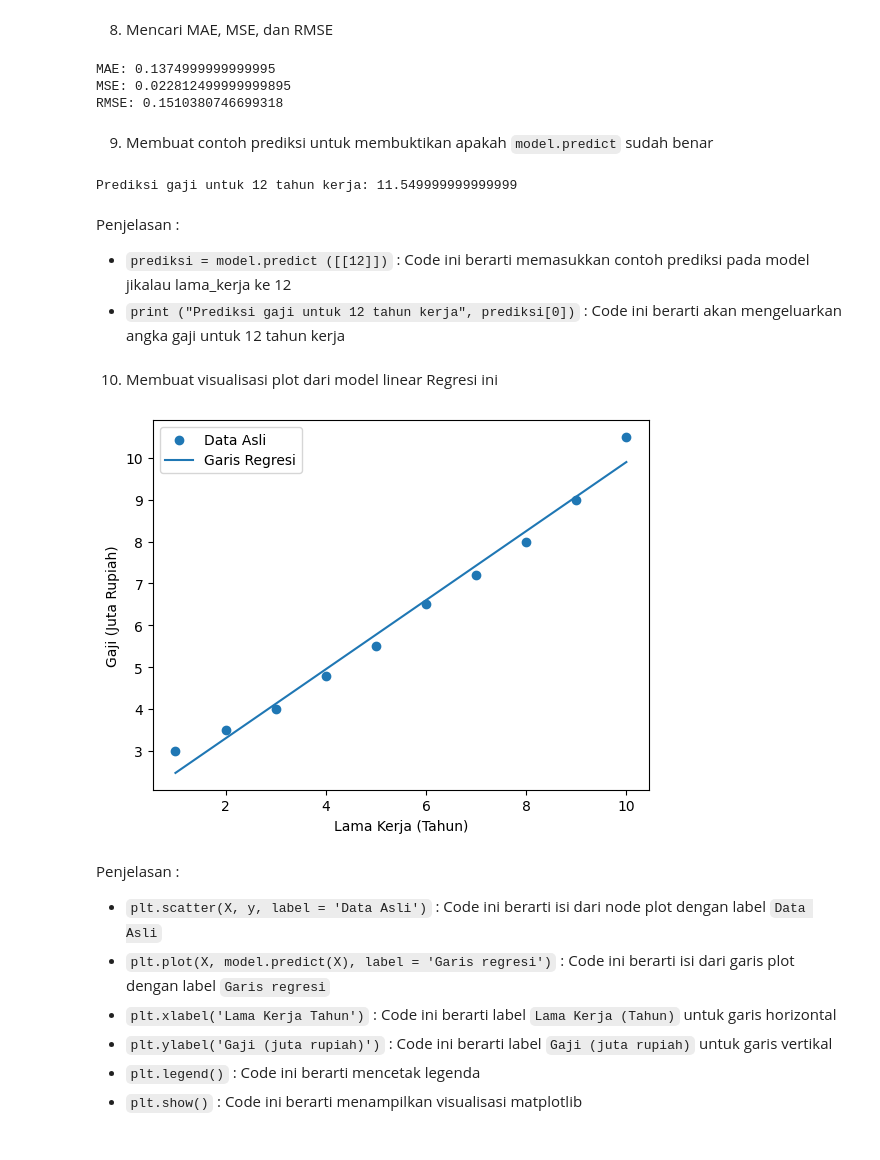
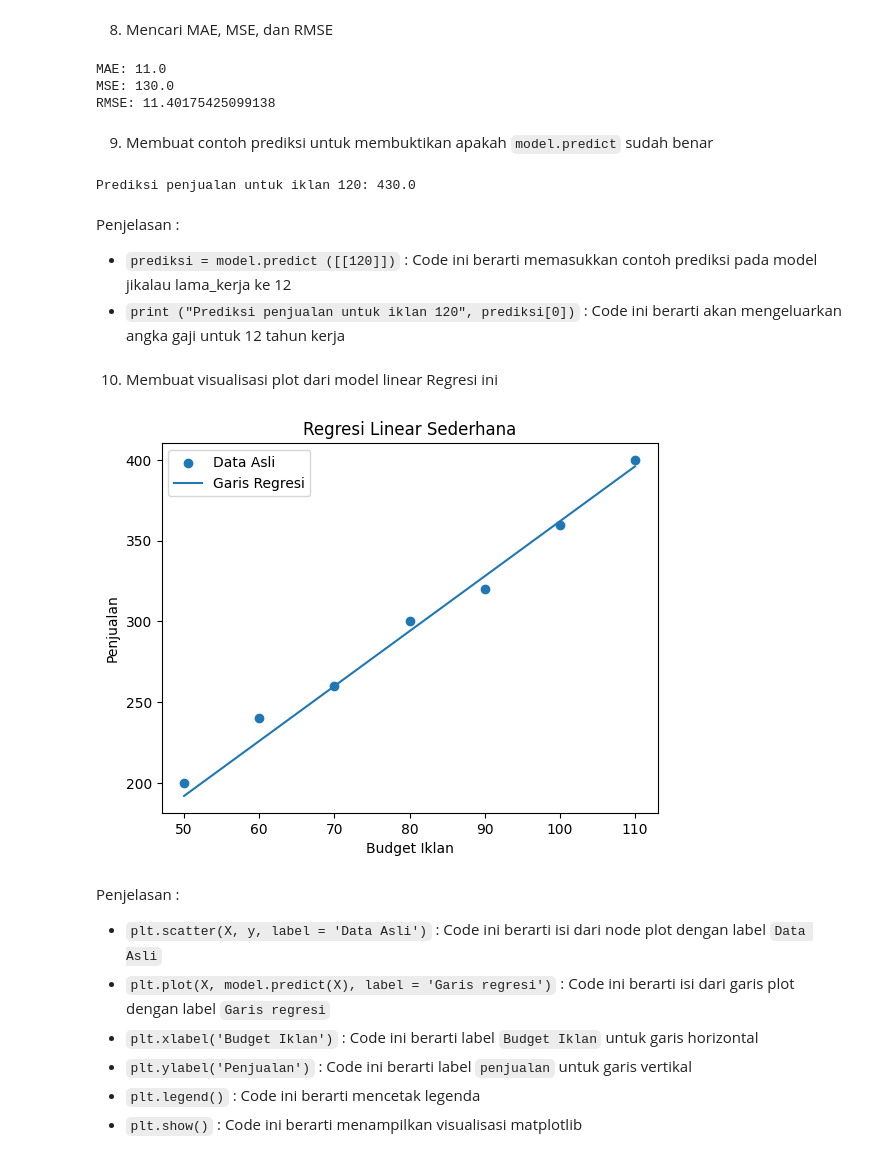
Before and after one commit to rifkisubhanarifin-art/Tugas-AI, a Jupyter notebook: Regresi_Sederhana (1).ipynb, the cells around one changed output. Cells and saved outputs as stored; diff of their text form; code cells hidden in the pictures.

```diff
--- a/Regresi_Sederhana (1).ipynb
+++ b/Regresi_Sederhana (1).ipynb
@@ -41,0 +20,7 @@ print(df)
+# %%
+data = {
+    'iklan': [50, 60, 70, 80, 90, 100, 110],
+    'penjualan': [200, 240, 260, 300, 320, 360, 400]
+}
+df = pd.DataFrame(data)
+print (df)
@@ -42,6 +38,6 @@ print(df)
 # %%
-X = df[['lama_kerja']]  # fitur (harus 2D)
-y = df['gaji']          # target
+X = df[['iklan']]
+y = df['penjualan']
 # %% [markdown]
 Penjelasan :
 
@@ -52,7 +48,5 @@ lama_kerja yang sebagai fitur
 # %% [markdown]
 4. Pembuatan X training, X testing dan y training, y testing dengan test 20% dari dataframe
 # %%
-X_train, X_test, y_train, y_test = train_test_split(
-    X, y, test_size=0.2, random_state=42
-)
+X_train, X_test, y_train, y_test = train_test_split(X, y, test_size=0.2, random_state=42)
 # %% [markdown]
@@ -97,38 +91,39 @@ print("MAE:", metrics.mean_absolute_error(y_test, y_pred))
 print("MSE:", metrics.mean_squared_error(y_test, y_pred))
 print("RMSE:", np.sqrt(metrics.mean_squared_error(y_test, y_pred)))
 # %% [output]
-MAE: 0.1374999999999995
-MSE: 0.022812499999999895
-RMSE: 0.1510380746699318
+MAE: 11.0
+MSE: 130.0
+RMSE: 11.40175425099138
 # %% [markdown]
 9. Membuat contoh prediksi untuk membuktikan apakah `model.predict` sudah benar
 # %%
-prediksi = model.predict([[12]])
-print("Prediksi gaji untuk 12 tahun kerja:", prediksi[0])
+prediksi_baru = model.predict([[120]])
+print("Prediksi penjualan untuk iklan 120:", prediksi_baru[0])
 # %% [output]
-Prediksi gaji untuk 12 tahun kerja: 11.549999999999999
+Prediksi penjualan untuk iklan 120: 430.0
 # %% [markdown]
 Penjelasan :
 
-*   `prediksi = model.predict ([[12]])` : Code ini berarti memasukkan contoh prediksi pada model jikalau lama_kerja ke 12
-*   `print ("Prediksi gaji untuk 12 tahun kerja", prediksi[0])` : Code ini berarti akan mengeluarkan angka gaji untuk 12 tahun kerja
+*   `prediksi = model.predict ([[120]])` : Code ini berarti memasukkan contoh prediksi pada model jikalau lama_kerja ke 12
+*   `print ("Prediksi penjualan untuk iklan 120", prediksi[0])` : Code ini berarti akan mengeluarkan angka gaji untuk 12 tahun kerja
 # %% [markdown]
 10. Membuat visualisasi plot dari model linear Regresi ini
 # %%
 plt.scatter(X, y, label='Data Asli')
 plt.plot(X, model.predict(X), label='Garis Regresi')
-plt.xlabel('Lama Kerja (Tahun)')
-plt.ylabel('Gaji (Juta Rupiah)')
+plt.xlabel("Budget Iklan")
+plt.ylabel("Penjualan")
+plt.title("Regresi Linear Sederhana")
 plt.legend()
 plt.show()
 # %% [output]
-[figure, old version]
+[figure, new version]
 # %% [markdown]
 Penjelasan :
 
 *   `plt.scatter(X, y, label = 'Data Asli')` : Code ini berarti isi dari node plot dengan label `Data Asli`
 *   `plt.plot(X, model.predict(X), label = 'Garis regresi')` : Code ini berarti isi dari garis plot dengan label `Garis regresi`
-*   `plt.xlabel('Lama Kerja Tahun')` : Code ini berarti label `Lama Kerja (Tahun)` untuk garis horizontal
-*   `plt.ylabel('Gaji (juta rupiah)')` : Code ini berarti label `Gaji (juta rupiah)` untuk garis vertikal
+*   `plt.xlabel('Budget Iklan')` : Code ini berarti label `Budget Iklan` untuk garis horizontal
+*   `plt.ylabel('Penjualan')` : Code ini berarti label `penjualan` untuk garis vertikal
 *   `plt.legend()` : Code ini berarti mencetak legenda
 *   `plt.show()` : Code ini berarti menampilkan visualisasi matplotlib
```
Also changed, not shown: parts of 8 cells of this notebook.
